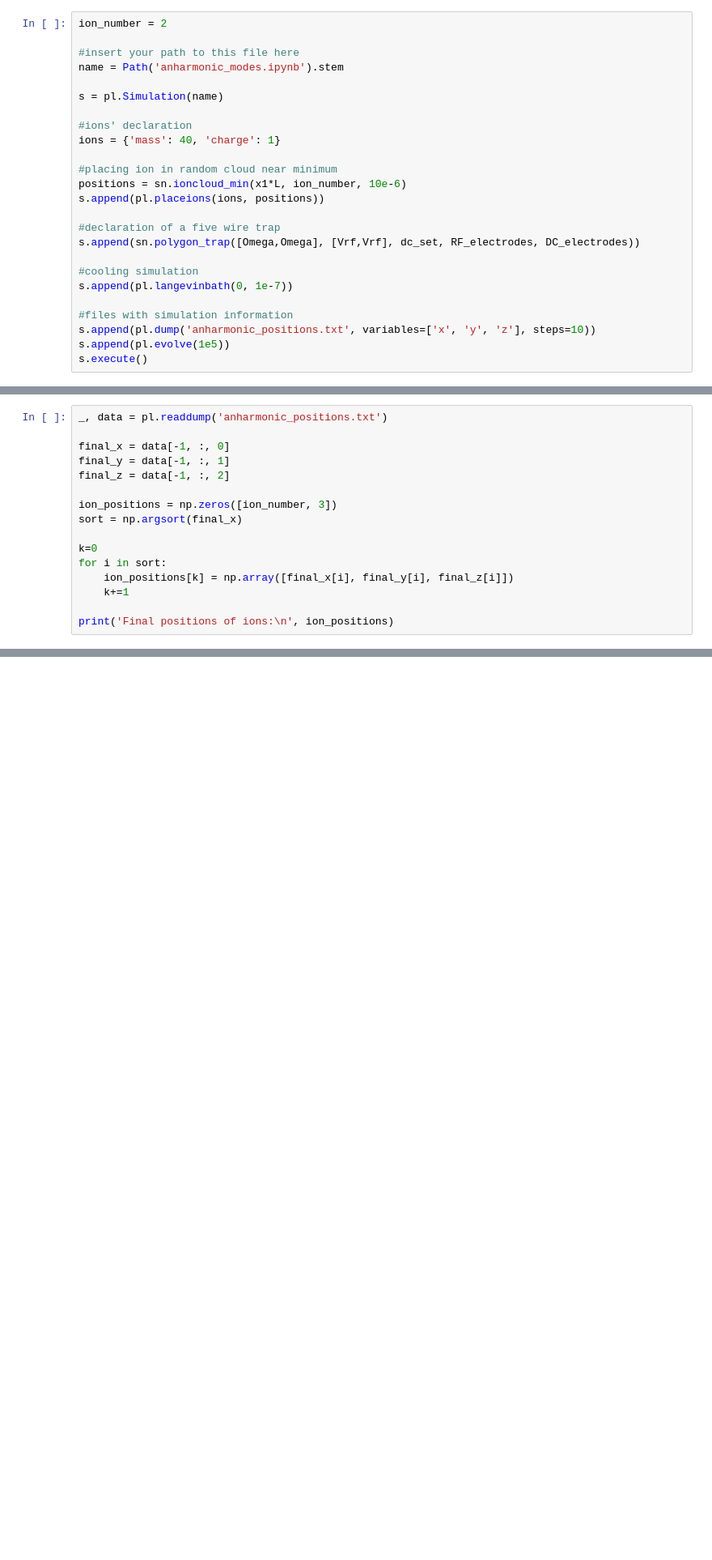
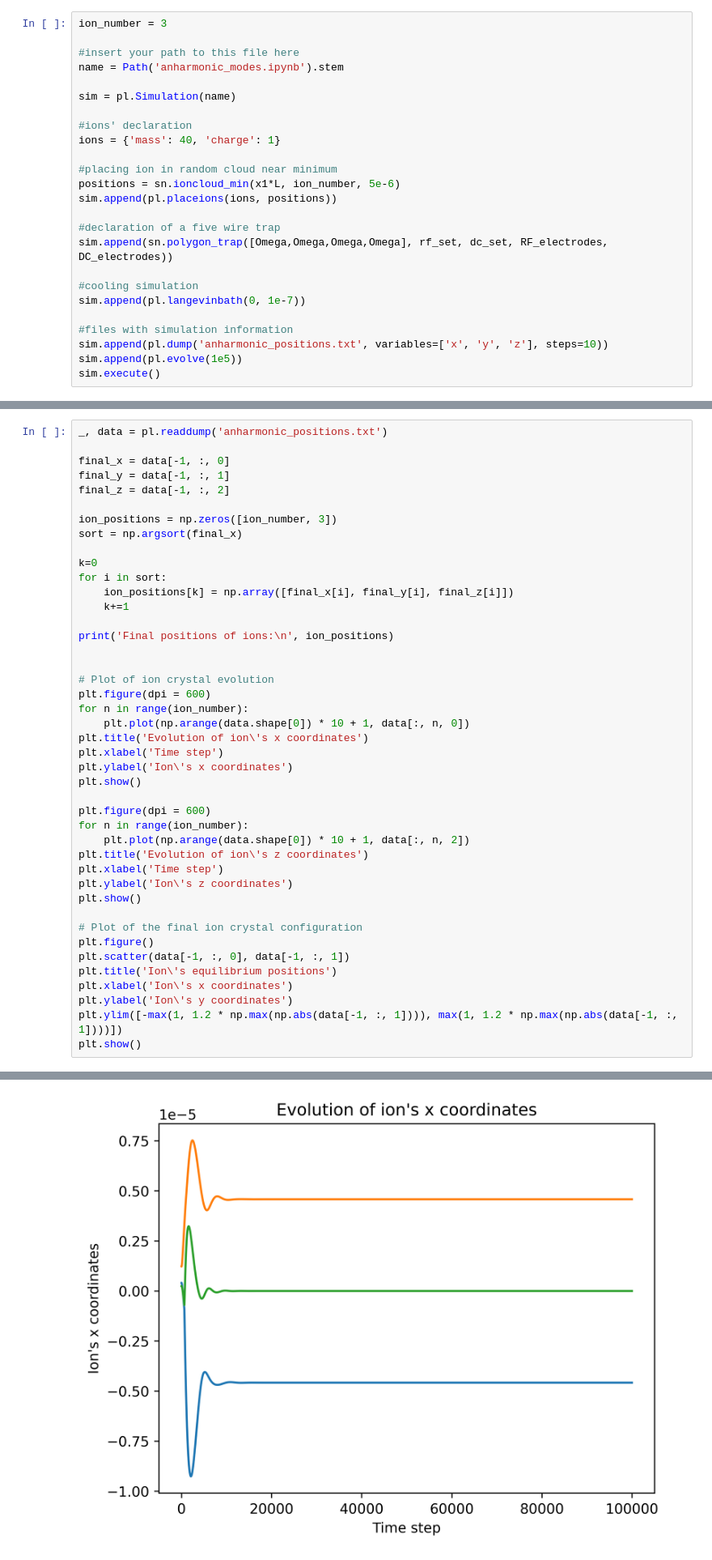
Before and after one commit to underforestaaa/Sion, a Jupyter notebook: examples/anharmonic_modes.ipynb, the cells around one changed output, grey strips where cells are left out. Shown at 81% size. Saved outputs shown, nothing was run; the diff lists cells and outputs as text; blank space fills up the shorter version.

```diff
--- a/examples/anharmonic_modes.ipynb
+++ b/examples/anharmonic_modes.ipynb
@@ -166,26 +196,26 @@ l4 = -0.0003714995540662583
 # %%
-ion_number = 2
+ion_number = 3
 
 #insert your path to this file here
 name = Path('anharmonic_modes.ipynb').stem
 
-s = pl.Simulation(name)
+sim = pl.Simulation(name)
 
 #ions' declaration
 ions = {'mass': 40, 'charge': 1}
 
 #placing ion in random cloud near minimum
-positions = sn.ioncloud_min(x1*L, ion_number, 10e-6)
-s.append(pl.placeions(ions, positions))
+positions = sn.ioncloud_min(x1*L, ion_number, 5e-6)
+sim.append(pl.placeions(ions, positions))
 
 #declaration of a five wire trap
-s.append(sn.polygon_trap([Omega,Omega], [Vrf,Vrf], dc_set, RF_electrodes, DC_electrodes))
+sim.append(sn.polygon_trap([Omega,Omega,Omega,Omega], rf_set, dc_set, RF_electrodes, DC_electrodes))
 
 #cooling simulation
-s.append(pl.langevinbath(0, 1e-7))
+sim.append(pl.langevinbath(0, 1e-7))
 
 #files with simulation information
-s.append(pl.dump('anharmonic_positions.txt', variables=['x', 'y', 'z'], steps=10))
-s.append(pl.evolve(1e5))
-s.execute()
+sim.append(pl.dump('anharmonic_positions.txt', variables=['x', 'y', 'z'], steps=10))
+sim.append(pl.evolve(1e5))
+sim.execute()
 # %% [output]
@@ -222,5 +252,32 @@ for i in sort:
     k+=1
 
 print('Final positions of ions:\n', ion_positions)
+
+
+# Plot of ion crystal evolution
+plt.figure(dpi = 600)
+for n in range(ion_number):
+    plt.plot(np.arange(data.shape[0]) * 10 + 1, data[:, n, 0])
+plt.title('Evolution of ion\'s x coordinates')
+plt.xlabel('Time step')
+plt.ylabel('Ion\'s x coordinates')
+plt.show()
+
+plt.figure(dpi = 600)
+for n in range(ion_number):
+    plt.plot(np.arange(data.shape[0]) * 10 + 1, data[:, n, 2])
+plt.title('Evolution of ion\'s z coordinates')
+plt.xlabel('Time step')
+plt.ylabel('Ion\'s z coordinates')
+plt.show()
+
+# Plot of the final ion crystal configuration
+plt.figure()
+plt.scatter(data[-1, :, 0], data[-1, :, 1])
+plt.title('Ion\'s equilibrium positions')
+plt.xlabel('Ion\'s x coordinates')
+plt.ylabel('Ion\'s y coordinates')
+plt.ylim([-max(1, 1.2 * np.max(np.abs(data[-1, :, 1]))), max(1, 1.2 * np.max(np.abs(data[-1, :, 1])))])
+plt.show()
 # %% [output]
 Final positions of ions:
@@ -228,0 +287 @@ Final positions of ions:
+[figure, added]
```
Also changed, not shown: parts of 18 cells of this notebook, 1 other file.
